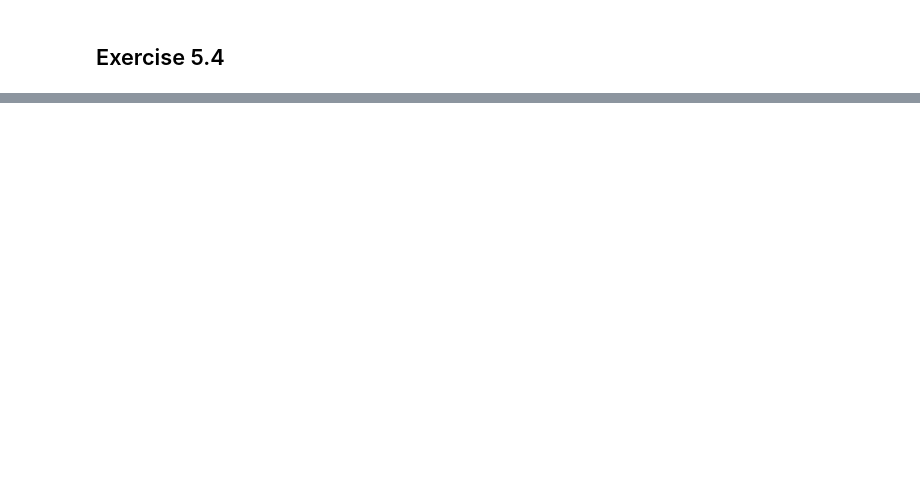
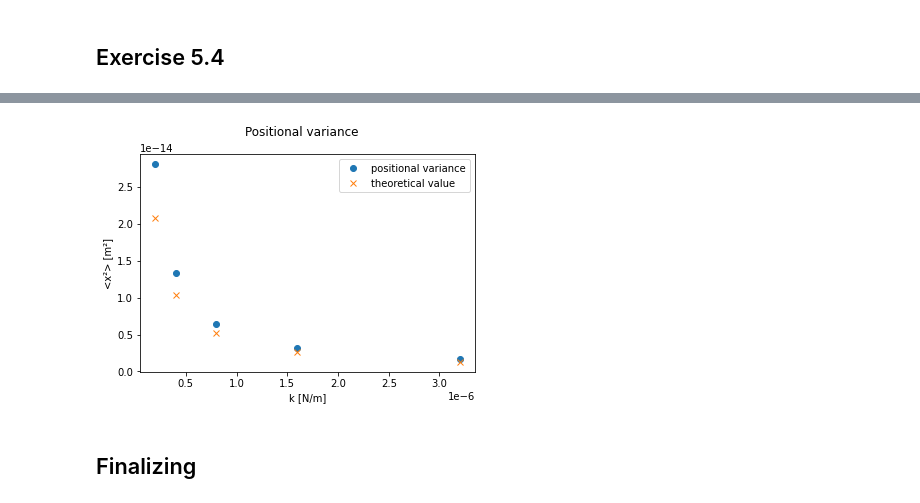
Before and after one commit to gasparyanartur/simulation-of-complex-systems-solutions, a Jupyter notebook: chapter-5/chapter-5.ipynb, the cells around one changed output, grey strips where cells are left out. Drawn from its saved outputs; the diff is of its cells as text; code cells hidden in the pictures; blank space fills up the shorter version.

```diff
--- a/chapter-5/chapter-5.ipynb
+++ b/chapter-5/chapter-5.ipynb
@@ -234,0 +264,42 @@ ax.legend(["x", "y"])
+# %%
+def get_trapped_trajectory_1d(n_steps, time_step, gaussian_seq, k):
+    w = gaussian_seq
+    dt = time_step
+
+    assert 1E-6 < time_step < gamma/k
+
+    factor_1 = -k/gamma*dt
+    factor_2 = math.sqrt(2*kb*temp*dt/gamma)
+
+    x = np.zeros((n_steps, ))
+
+    for i in range(n_steps):
+        x[i] = x[i-1] + factor_1 * x[i-2] + factor_2 * w[i]
+
+    return x
+
+
+n_steps = 10000
+time_step = 0.001
+gaussian_seq = rng.normal(size=(n_steps,))
+k_values = 1E-6*np.array([0.2, 0.4, 0.8, 1.6, 3.2])
+var_theory = kb*temp/k_values
+
+variances = np.array(
+    [np.var(get_trapped_trajectory_1d(n_steps, time_step, gaussian_seq, k)) for k in k_values]
+)
+
+fig = plt.figure()
+fig.suptitle("Positional variance")
+ax = plt.gca()
+ax.plot(k_values, variances, linestyle='None', marker='o')
+ax.plot(k_values, var_theory, linestyle='None', marker='x')
+ax.legend(["positional variance", "theoretical value"])
+ax.set_ylabel("<x²> [m²]")
+ax.set_xlabel("k [N/m]")
+
+...;
+# %% [output]
+[figure, added]
+# %% [markdown]
+## Finalizing
```
Also changed, not shown: parts of 10 cells of this notebook.
